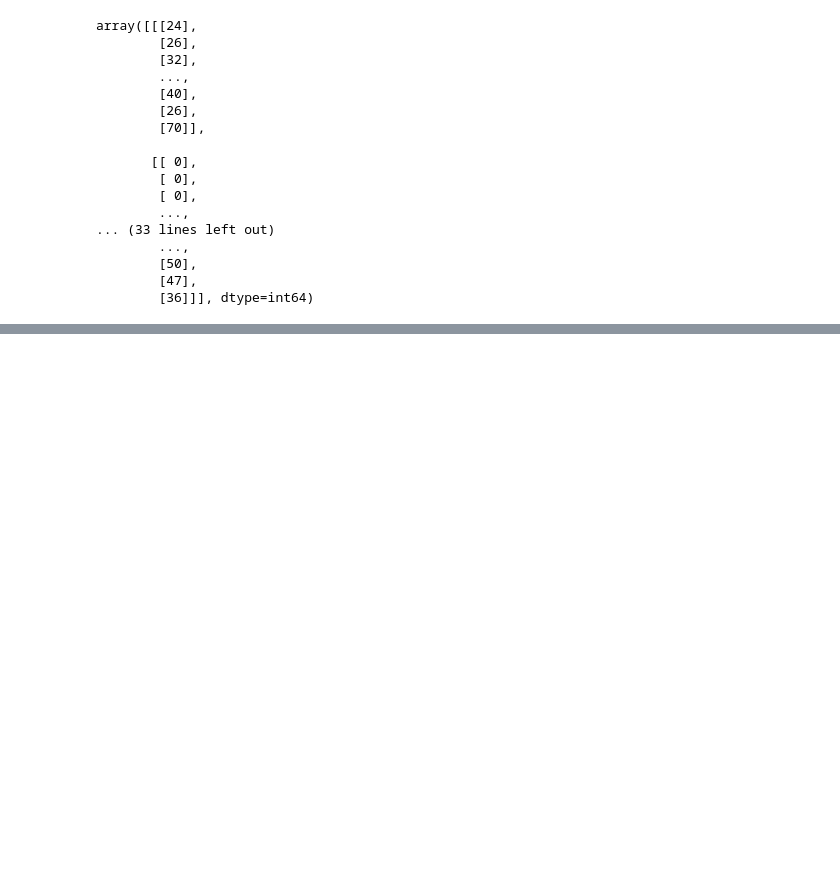
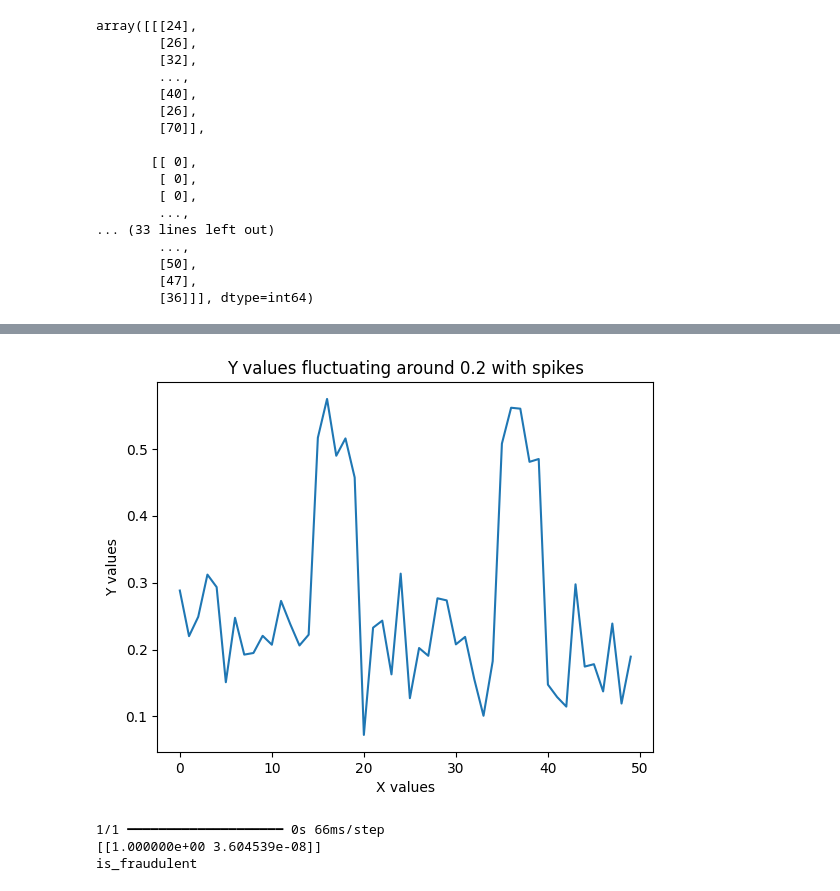
Before and after one commit to crypt0kitik/Deep_Learning, a Jupyter notebook: 3 - CNN for time series classification/03 - CNN for time series classification.ipynb, the cells around one changed output, grey strips where cells are left out. Cells and saved outputs as stored; diff of their text form; code cells hidden in the pictures; blank space fills up the shorter version.

```diff
--- a/3 - CNN for time series classification/03 - CNN for time series classification.ipynb
+++ b/3 - CNN for time series classification/03 - CNN for time series classification.ipynb
@@ -245,0 +392,42 @@ model = make_model(input_shape=x_train.shape[1:])
+# %%
+ import numpy as np
+import matplotlib.pyplot as plt
+
+# Create x values from 0 to 49
+x = np.arange(50)
+
+# Create y values that fluctuate around 0.2
+np.random.seed(0)  # For reproducibility
+y = 0.2 + np.random.normal(0, 0.05, size=x.shape)
+
+# Introduce spikes
+y[15:20] += 0.3  # First spike
+y[35:40] += 0.3  # Second spike
+
+# Optional: Clip y values to avoid extreme outliers
+y = np.clip(y, 0, 1)
+
+# Plot the result (optional)
+plt.plot(x, y)
+plt.xlabel('X values')
+plt.ylabel('Y values')
+plt.title('Y values fluctuating around 0.2 with spikes')
+plt.show()
+
+# y now contains the desired values
+# %% [output]
+[figure, added]
+# %%
+points = y
+test_signal = np.expand_dims(points, axis=1)
+test_batch = np.array([test_signal])
+
+test_predict = model.predict(test_batch)
+print(test_predict)
+
+index = np.argmax(test_predict)
+print(class_names[index])
+# %% [output]
+1/1 ━━━━━━━━━━━━━━━━━━━━ 0s 66ms/step
+[[1.000000e+00 3.604539e-08]]
+is_fraudulent
```
Also changed, not shown: parts of 11 cells of this notebook.
